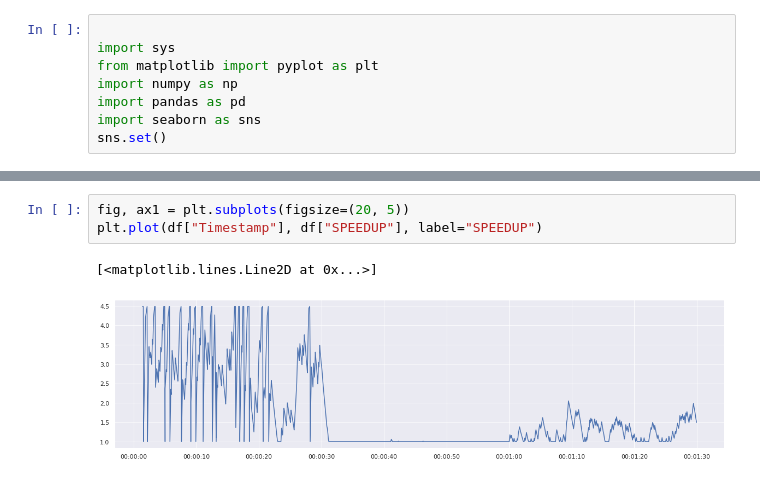
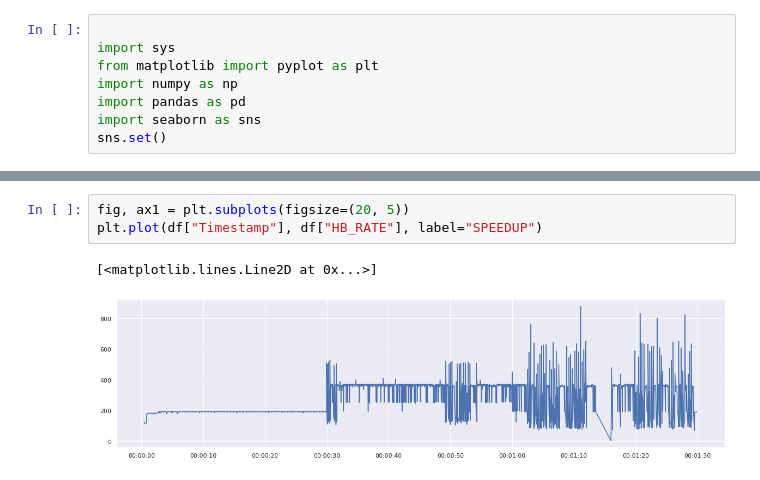
Before and after one commit to KeKsBoTer/BE-Tree, a Jupyter notebook: benchmark/plot.ipynb, the cells around one changed output, grey strips where cells are left out. Drawn from its saved outputs; the diff is of its cells as text.

```diff
--- a/benchmark/plot.ipynb
+++ b/benchmark/plot.ipynb
@@ -90,6 +90,6 @@ fig.savefig("test.png")
 # %%
 fig, ax1 = plt.subplots(figsize=(20, 5))
-plt.plot(df["Timestamp"], df["SPEEDUP"], label="SPEEDUP")
+plt.plot(df["Timestamp"], df["HB_RATE"], label="SPEEDUP")
 # %% [output]
 [<matplotlib.lines.Line2D at 0x...>]
-[figure, old version]
+[figure, new version]
```
Also changed, not shown: parts of 4 cells of this notebook, 10 other files.
